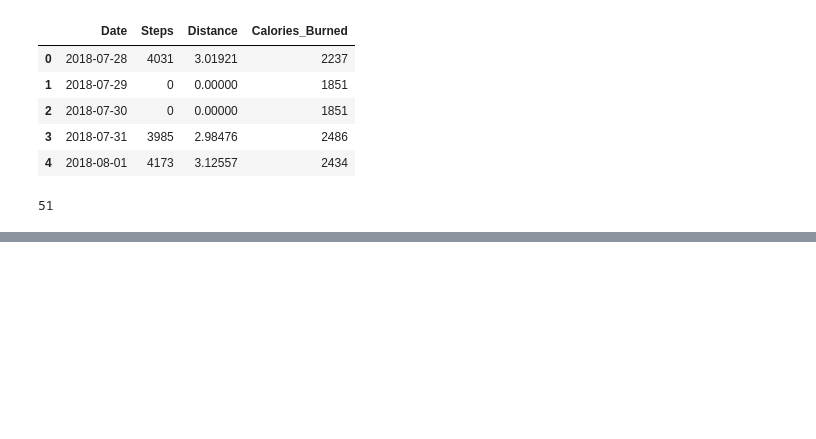
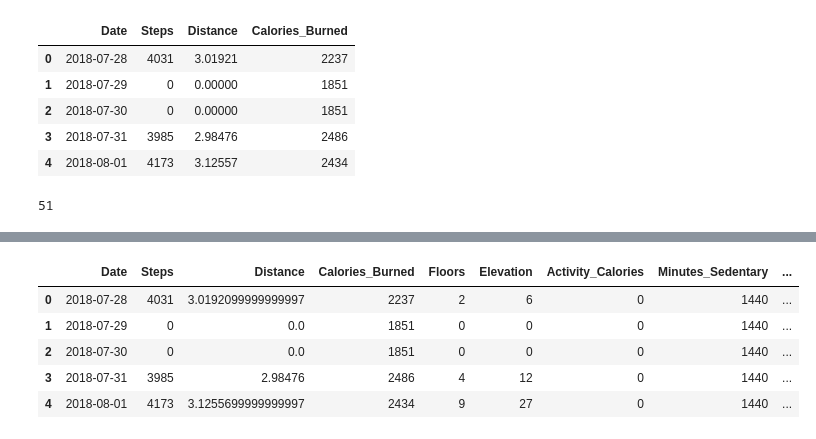
Before and after one commit to brendenrossin/Project_Kojak, a Jupyter notebook: Fitbit_API.ipynb, the cells around one changed output, grey strips where cells are left out. Saved outputs shown, nothing was run; the diff lists cells and outputs as text; code cells hidden in the pictures; blank space fills up the shorter version.

```diff
--- a/Fitbit_API.ipynb
+++ b/Fitbit_API.ipynb
@@ -333,0 +382,16 @@ fitbit_df.to_pickle("Data/fitbit_stepsdistancecals.pkl")
+# %%
+for index, value in enumerate(date_list):
+    r = fitbit.get(f'https://api.fitbit.com/1/user/-/activities/tracker/activityCalories/date/{value}/1m.json')
+    response = r.json()
+    activityCalories = response['activities-tracker-activityCalories']
+    activityCalories_df = pd.DataFrame(activityCalories)
+    if index == 0:
+        all_activityCalories_df = activityCalories_df
+    else:
+        all_activityCalories_df = pd.concat([all_activityCalories_df, activityCalories_df])
+
+all_activityCalories_df.rename(index=str, columns={"dateTime": "Date", "value": "Activity_Calories"}, inplace=True)
+
+all_activityCalories_df.to_pickle("Data/fitbit_activityCalories.pkl")
+
+all_activityCalories_df
@@ -333,0 +561,19 @@ fitbit_df.to_pickle("Data/fitbit_stepsdistancecals.pkl")
+# %%
+fitbit_df2 = all_steps_df.merge(all_distance_df, left_on='Date', right_on='Date', how='outer')
+fitbit_df2 = fitbit_df2.merge(all_calories_df, left_on='Date', right_on='Date', how='outer')
+fitbit_df2 = fitbit_df2.merge(all_floors_df, left_on='Date', right_on='Date', how='outer')
+fitbit_df2 = fitbit_df2.merge(all_elevation_df, left_on='Date', right_on='Date', how='outer')
+fitbit_df2 = fitbit_df2.merge(all_activityCalories_df, left_on='Date', right_on='Date', how='outer')
+fitbit_df2 = fitbit_df2.merge(all_minutesSedentary_df, left_on='Date', right_on='Date', how='outer')
+fitbit_df2 = fitbit_df2.merge(all_minutesLightlyActive_df, left_on='Date', right_on='Date', how='outer')
+fitbit_df2 = fitbit_df2.merge(all_minutesFairlyActive_df, left_on='Date', right_on='Date', how='outer')
+fitbit_df2 = fitbit_df2.merge(all_minutesVeryActive_df, left_on='Date', right_on='Date', how='outer')
+
+fitbit_df2.head()
+# %% [output]
+|  | Date | Steps | Distance | Calories_Burned | Floors | Elevation | Activity_Calories | Minutes_Sedentary | ... |
+| 0 | 2018-07-28 | 4031 | 3.0192099999999997 | 2237 | 2 | 6 | 0 | 1440 | ... |
+| 1 | 2018-07-29 | 0 | 0.0 | 1851 | 0 | 0 | 0 | 1440 | ... |
+| 2 | 2018-07-30 | 0 | 0.0 | 1851 | 0 | 0 | 0 | 1440 | ... |
+| 3 | 2018-07-31 | 3985 | 2.98476 | 2486 | 4 | 12 | 0 | 1440 | ... |
+| 4 | 2018-08-01 | 4173 | 3.1255699999999997 | 2434 | 9 | 27 | 0 | 1440 | ... |
```
Also changed, not shown: parts of 18 cells of this notebook, 8 other files.
